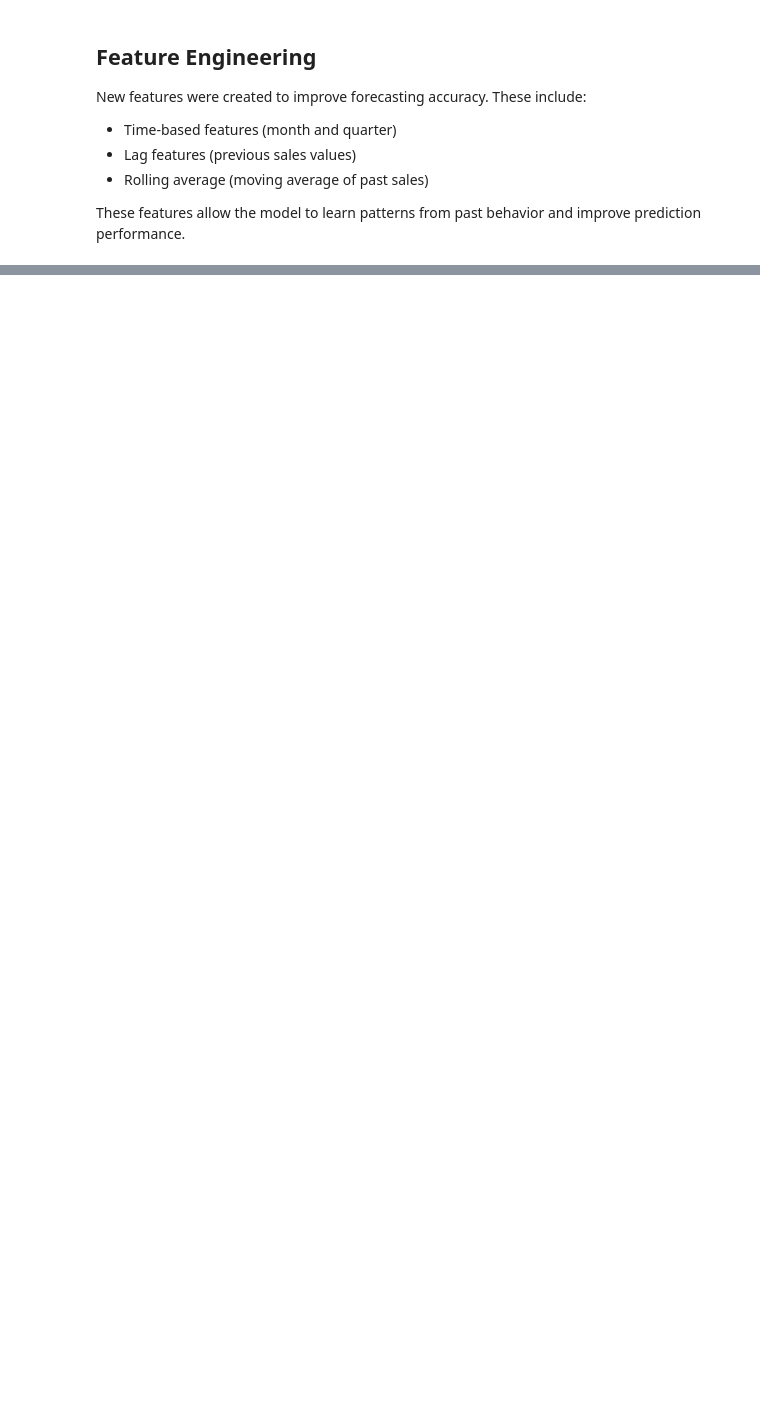
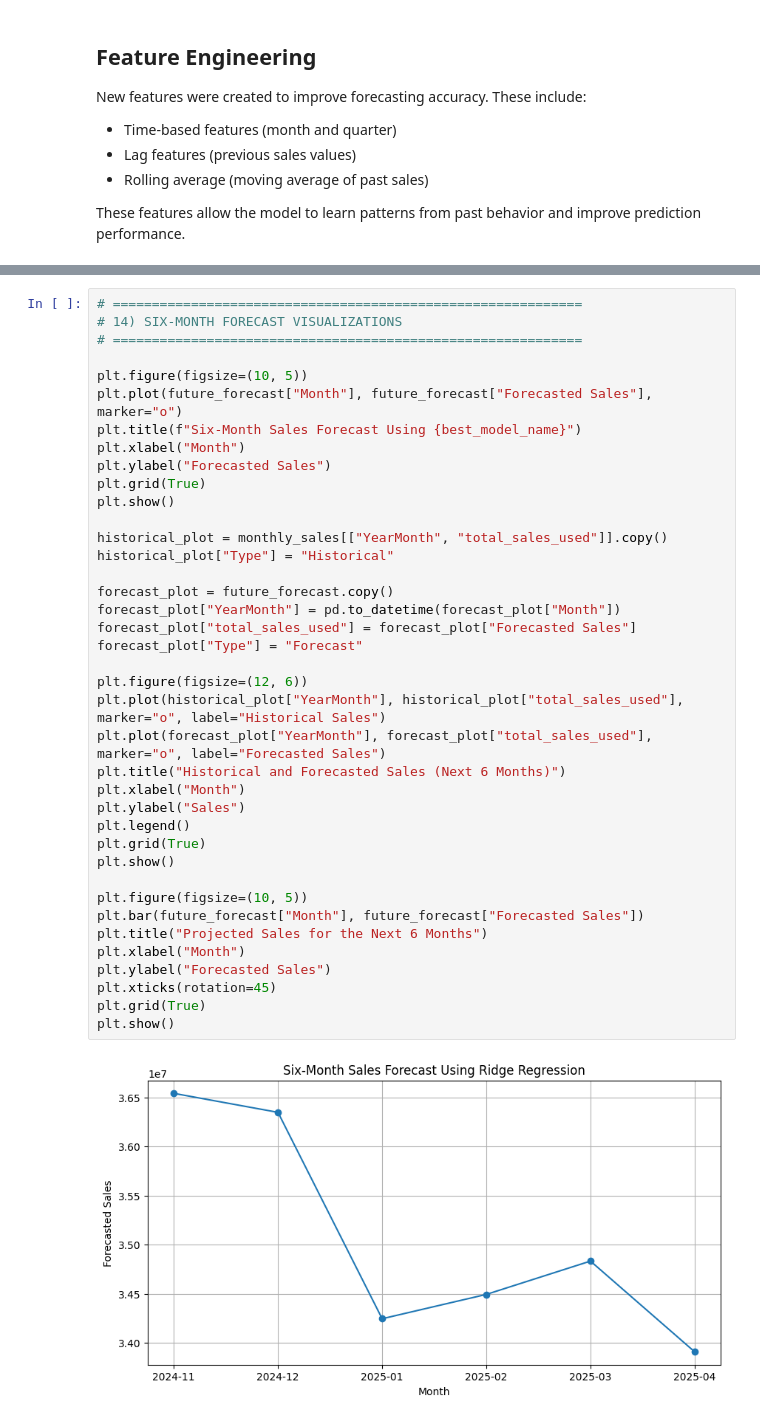
Before and after one commit to marygizem/-Machine-Learning-and-Predictive-Analytics, a Jupyter notebook: Updated_Milestone_2_Project_Forecasting_Model_with_DataViz.ipynb, the cells around one changed output, grey strips where cells are left out. Drawn from its saved outputs; the diff is of its cells as text; blank space fills up the shorter version.

```diff
--- a/Updated_Milestone_2_Project_Forecasting_Model_with_DataViz.ipynb
+++ b/Updated_Milestone_2_Project_Forecasting_Model_with_DataViz.ipynb
@@ -726,0 +633,41 @@ Overall, this forecasting approach demonstrates how machine learning can be appl
+# %%
+# ============================================================
+# 14) SIX-MONTH FORECAST VISUALIZATIONS
+# ============================================================
+
+plt.figure(figsize=(10, 5))
+plt.plot(future_forecast["Month"], future_forecast["Forecasted Sales"], marker="o")
+plt.title(f"Six-Month Sales Forecast Using {best_model_name}")
+plt.xlabel("Month")
+plt.ylabel("Forecasted Sales")
+plt.grid(True)
+plt.show()
+
+historical_plot = monthly_sales[["YearMonth", "total_sales_used"]].copy()
+historical_plot["Type"] = "Historical"
+
+forecast_plot = future_forecast.copy()
+forecast_plot["YearMonth"] = pd.to_datetime(forecast_plot["Month"])
+forecast_plot["total_sales_used"] = forecast_plot["Forecasted Sales"]
+forecast_plot["Type"] = "Forecast"
+
+plt.figure(figsize=(12, 6))
+plt.plot(historical_plot["YearMonth"], historical_plot["total_sales_used"], marker="o", label="Historical Sales")
+plt.plot(forecast_plot["YearMonth"], forecast_plot["total_sales_used"], marker="o", label="Forecasted Sales")
+plt.title("Historical and Forecasted Sales (Next 6 Months)")
+plt.xlabel("Month")
+plt.ylabel("Sales")
+plt.legend()
+plt.grid(True)
+plt.show()
+
+plt.figure(figsize=(10, 5))
+plt.bar(future_forecast["Month"], future_forecast["Forecasted Sales"])
+plt.title("Projected Sales for the Next 6 Months")
+plt.xlabel("Month")
+plt.ylabel("Forecasted Sales")
+plt.xticks(rotation=45)
+plt.grid(True)
+plt.show()
+# %% [output]
+[figure, added]
```
Also changed, not shown: parts of 71 cells of this notebook.
